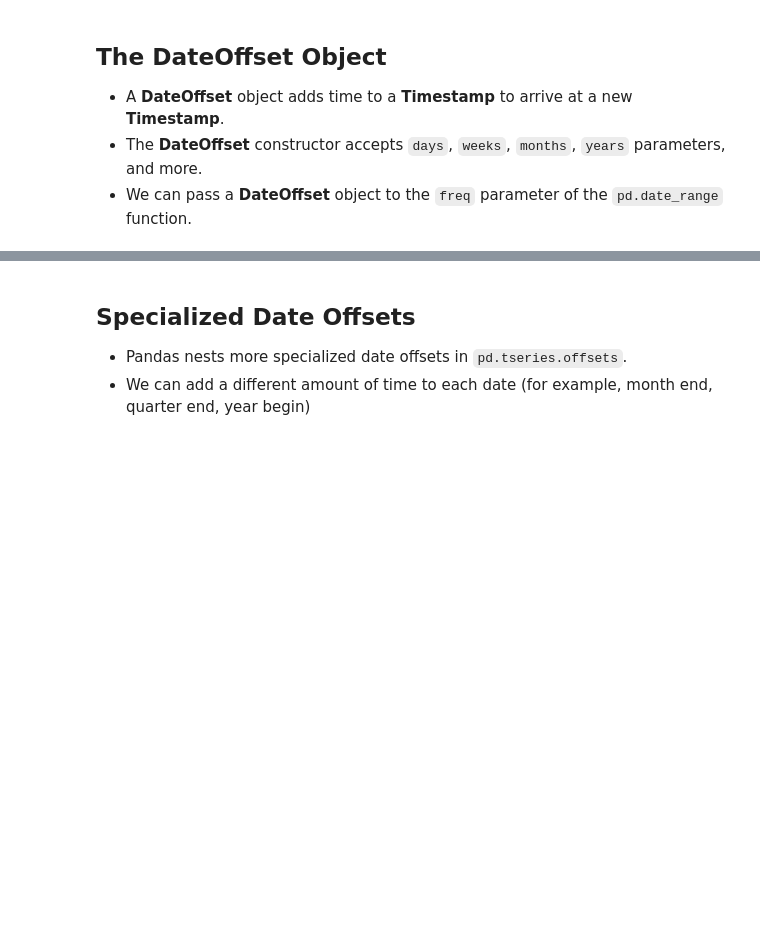
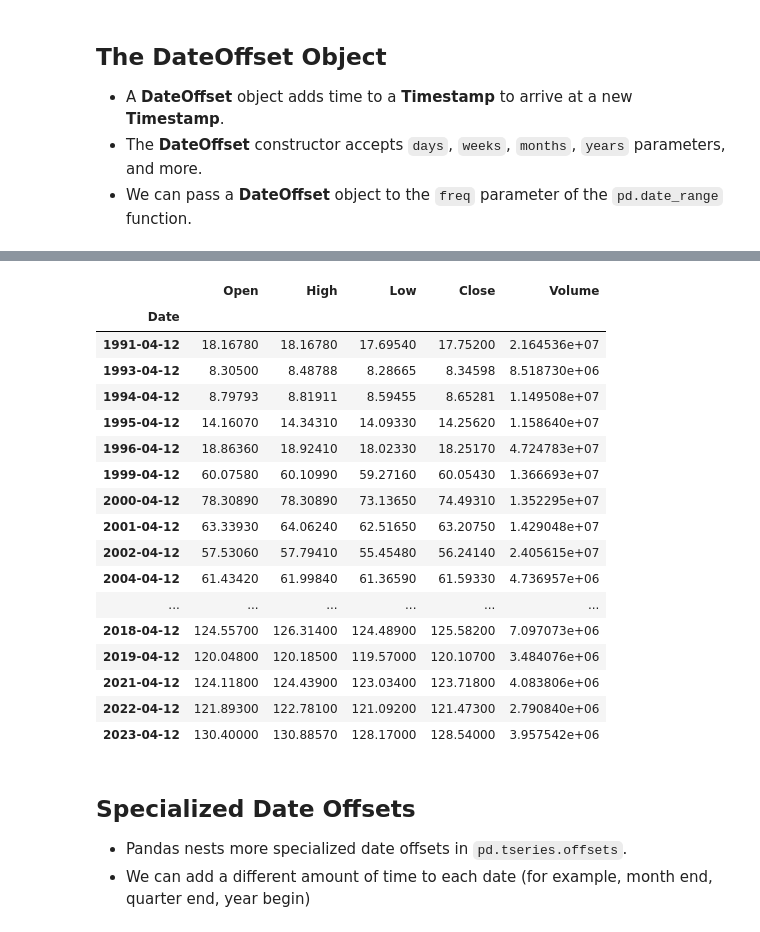
Before and after one commit to bocongamco/jupyter_learning, a Jupyter notebook: 11 - Working with Dates and Times.ipynb, the cells around one changed output, grey strips where cells are left out. Drawn from its saved outputs; the diff is of its cells as text; code cells hidden in the pictures; blank space fills up the shorter version.

```diff
--- a/11 - Working with Dates and Times.ipynb
+++ b/11 - Working with Dates and Times.ipynb
@@ -136,3 +140,6 @@ Name: 2014-03-04 00:00:00, dtype: float64
 - A **DateOffset** object adds time to a **Timestamp** to arrive at a new **Timestamp**.
 - The **DateOffset** constructor accepts `days`, `weeks`, `months`, `years` parameters, and more.
 - We can pass a **DateOffset** object to the `freq` parameter of the `pd.date_range` function.
+# %%
+stocks = pd.read_csv("ibm.csv",parse_dates=["Date"],index_col="Date").sort_index()
+stocks.head()
@@ -139,3 +172,26 @@ Name: 2014-03-04 00:00:00, dtype: float64
+# %%
+birthdays = pd.date_range(start="1991-04-12",end="2023-04-12",freq=pd.DateOffset(years=1))
+# %%
+stocks[stocks.index.isin(birthdays)]
+# %% [output]
+|  | Open | High | Low | Close | Volume |
+| Date |  |  |  |  |  |
+| 1991-04-12 | 18.16780 | 18.16780 | 17.69540 | 17.75200 | 2.164536e+07 |
+| 1993-04-12 | 8.30500 | 8.48788 | 8.28665 | 8.34598 | 8.518730e+06 |
+| 1994-04-12 | 8.79793 | 8.81911 | 8.59455 | 8.65281 | 1.149508e+07 |
+| 1995-04-12 | 14.16070 | 14.34310 | 14.09330 | 14.25620 | 1.158640e+07 |
+| 1996-04-12 | 18.86360 | 18.92410 | 18.02330 | 18.25170 | 4.724783e+07 |
+| 1999-04-12 | 60.07580 | 60.10990 | 59.27160 | 60.05430 | 1.366693e+07 |
+| 2000-04-12 | 78.30890 | 78.30890 | 73.13650 | 74.49310 | 1.352295e+07 |
+| 2001-04-12 | 63.33930 | 64.06240 | 62.51650 | 63.20750 | 1.429048e+07 |
+| 2002-04-12 | 57.53060 | 57.79410 | 55.45480 | 56.24140 | 2.405615e+07 |
+| 2004-04-12 | 61.43420 | 61.99840 | 61.36590 | 61.59330 | 4.736957e+06 |
+| ... | ... | ... | ... | ... | ... |
+| 2018-04-12 | 124.55700 | 126.31400 | 124.48900 | 125.58200 | 7.097073e+06 |
+| 2019-04-12 | 120.04800 | 120.18500 | 119.57000 | 120.10700 | 3.484076e+06 |
+| 2021-04-12 | 124.11800 | 124.43900 | 123.03400 | 123.71800 | 4.083806e+06 |
+| 2022-04-12 | 121.89300 | 122.78100 | 121.09200 | 121.47300 | 2.790840e+06 |
+| 2023-04-12 | 130.40000 | 130.88570 | 128.17000 | 128.54000 | 3.957542e+06 |
 # %% [markdown]
 ## Specialized Date Offsets
 - Pandas nests more specialized date offsets in `pd.tseries.offsets`.
```
Also changed, not shown: parts of 9 cells of this notebook.
